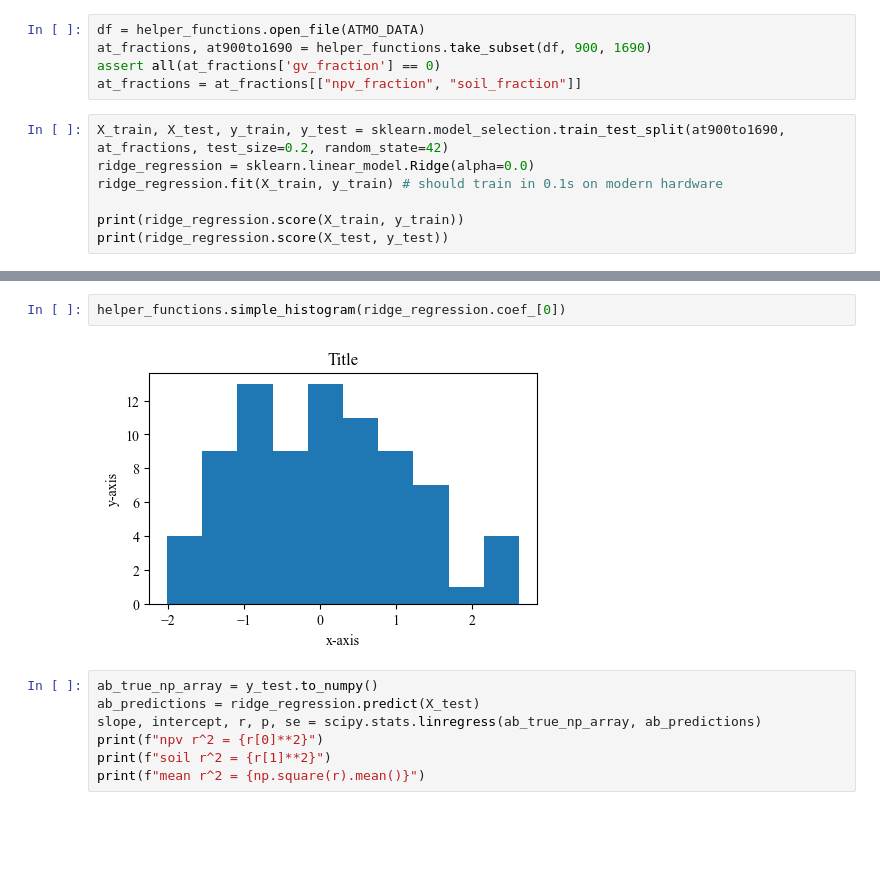
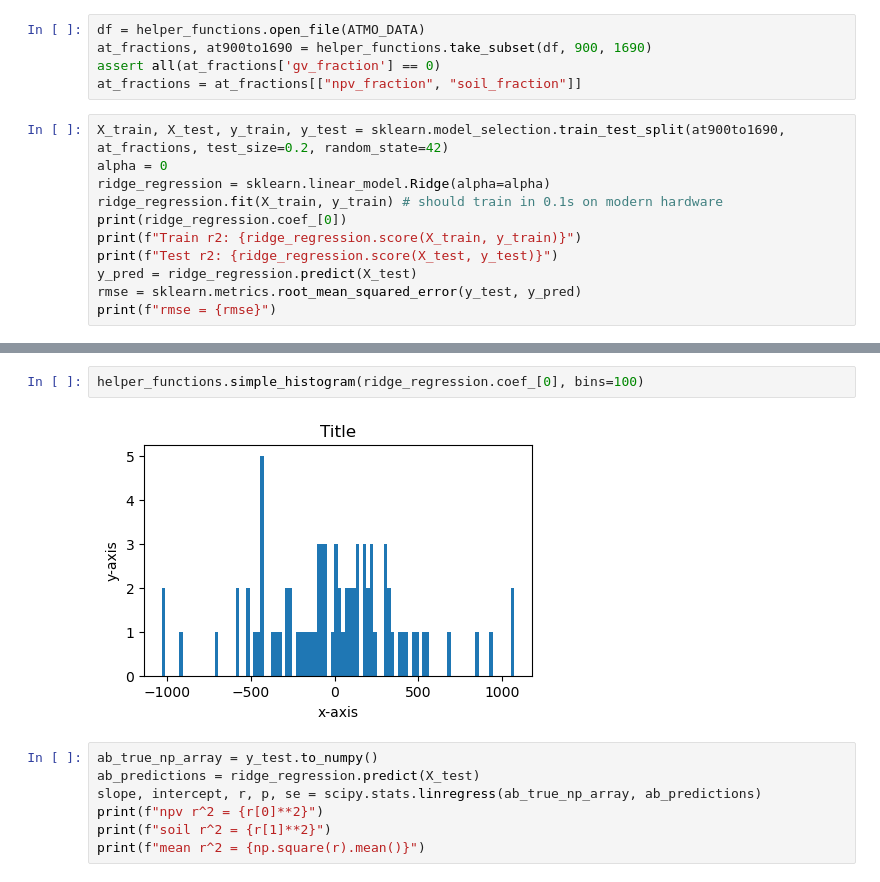
Before and after one commit to utat-ss/FINCH-Science_Unmixing, a Jupyter notebook: runs/classicalml/linear_reg/linear_regression.ipynb, the cells around one changed output, grey strips where cells are left out. Saved outputs shown, nothing was run; the diff lists cells and outputs as text; blank space fills up the shorter version.

Commit message:
plot of regression coefficients for atmo data

```diff
--- a/runs/classicalml/linear_reg/linear_regression.ipynb
+++ b/runs/classicalml/linear_reg/linear_regression.ipynb
@@ -351,9 +380,13 @@ assert all(at_fractions['gv_fraction'] == 0)
 at_fractions = at_fractions[["npv_fraction", "soil_fraction"]]
 # %%
 X_train, X_test, y_train, y_test = sklearn.model_selection.train_test_split(at900to1690, at_fractions, test_size=0.2, random_state=42)
-ridge_regression = sklearn.linear_model.Ridge(alpha=0.0)
+alpha = 0
+ridge_regression = sklearn.linear_model.Ridge(alpha=alpha)
 ridge_regression.fit(X_train, y_train) # should train in 0.1s on modern hardware
-
-print(ridge_regression.score(X_train, y_train))
-print(ridge_regression.score(X_test, y_test))
+print(ridge_regression.coef_[0])
+print(f"Train r2: {ridge_regression.score(X_train, y_train)}")
+print(f"Test r2: {ridge_regression.score(X_test, y_test)}")
+y_pred = ridge_regression.predict(X_test)
+rmse = sklearn.metrics.root_mean_squared_error(y_test, y_pred)
+print(f"rmse = {rmse}")
 # %% [output]
@@ -362,7 +430,7 @@ print(ridge_regression.score(X_test, y_test))
 # %%
-helper_functions.simple_histogram(ridge_regression.coef_[0])
+helper_functions.simple_histogram(ridge_regression.coef_[0], bins=100)
 # %% [output]
-[figure, old version]
+[figure, new version]
 # %%
 ab_true_np_array = y_test.to_numpy()
 ab_predictions = ridge_regression.predict(X_test)
```
Also changed, not shown: parts of 8 cells of this notebook, 1 other file.
